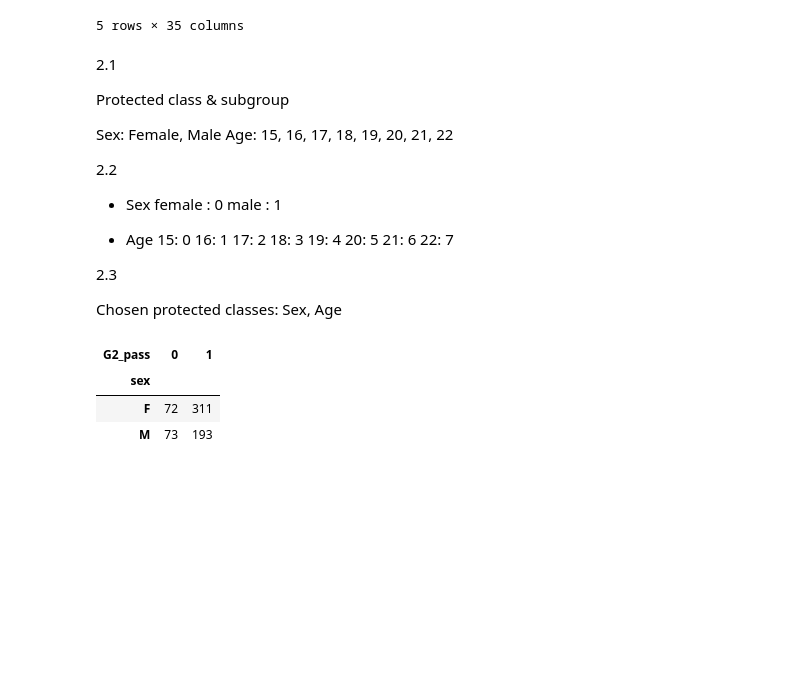
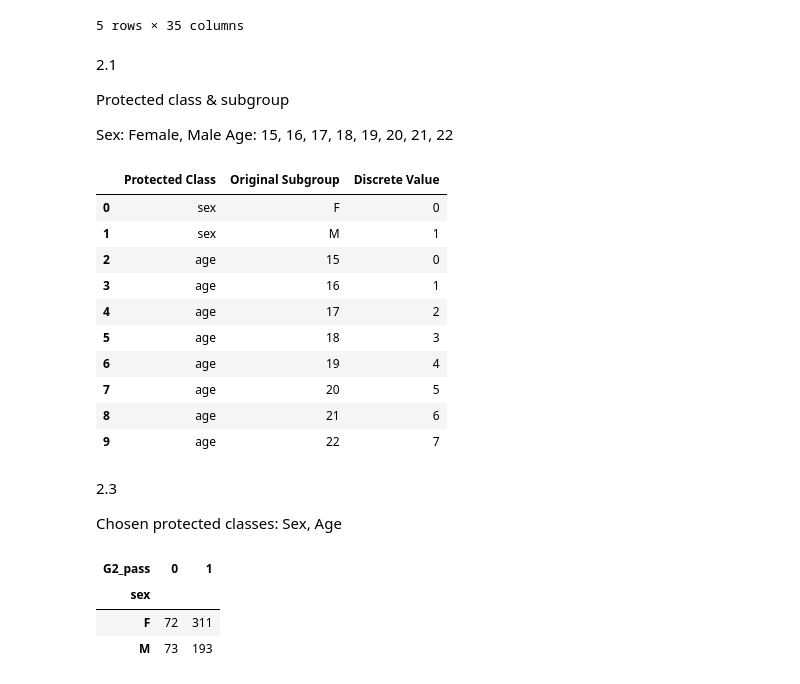
Before and after one commit to lukeckk/CS6603_2026_Summer, a Jupyter notebook: Final project/notebook.ipynb, the cells around one changed output. Drawn from its saved outputs; the diff is of its cells as text; code cells hidden in the pictures; blank space fills up the shorter version.

```diff
--- a/Final project/notebook.ipynb
+++ b/Final project/notebook.ipynb
@@ -67,26 +67,38 @@ Protected class & subgroup
 
 Sex: Female, Male
 Age: 15, 16, 17, 18, 19, 20, 21, 22
-
-2.2
-
-- Sex
-female : 0
-male : 1
-
-- Age
-15: 0
-16: 1
-17: 2
-18: 3
-19: 4
-20: 5
-21: 6
-22: 7
-
-2.3
-
-Chosen protected classes: Sex, Age
+# %%
+# 2.2 mapping code
+
+sex_map = {'F': 0, 'M': 1}
+age_map = {15: 0, 16: 1, 17: 2, 18: 3, 19: 4, 20: 5, 21: 6, 22: 7}
+
+df['sex_num'] = df['sex'].map(sex_map)
+df['age_num'] = df['age'].map(age_map)
+
+mapping_table = pd.DataFrame([
+    {'Protected Class': 'sex', 'Original Subgroup': 'F', 'Discrete Value': 0},
+    {'Protected Class': 'sex', 'Original Subgroup': 'M', 'Discrete Value': 1},
+    *[{'Protected Class': 'age', 'Original Subgroup': a, 'Discrete Value': v}
+      for a, v in age_map.items()],
+])
+mapping_table
+# %% [output]
+|  | Protected Class | Original Subgroup | Discrete Value |
+| 0 | sex | F | 0 |
+| 1 | sex | M | 1 |
+| 2 | age | 15 | 0 |
+| 3 | age | 16 | 1 |
+| 4 | age | 17 | 2 |
+| 5 | age | 18 | 3 |
+| 6 | age | 19 | 4 |
+| 7 | age | 20 | 5 |
+| 8 | age | 21 | 6 |
+| 9 | age | 22 | 7 |
+# %% [markdown]
+2.3
+
+Chosen protected classes: Sex, Age
 # %%
 # 2.4
 
```
Also changed, not shown: parts of 2 cells of this notebook.
